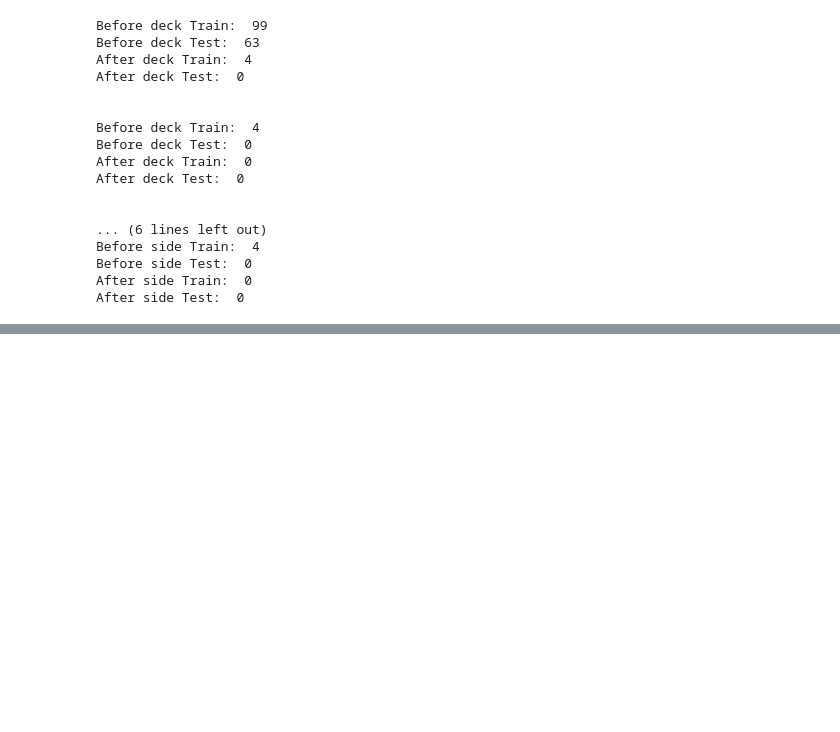
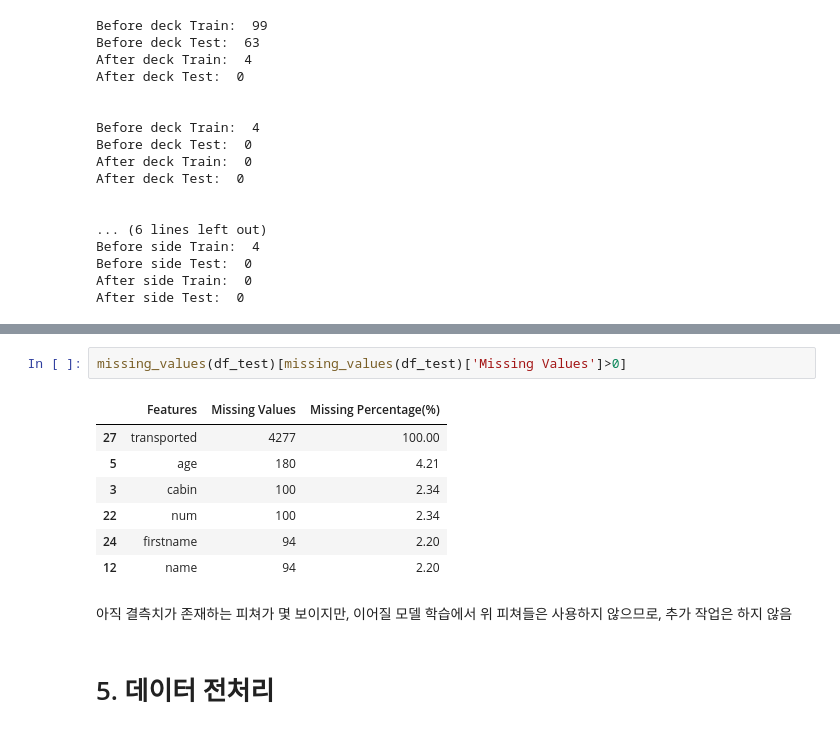
Before and after one commit to codelspak/Struggles, a Jupyter notebook: WK28_case1_Kaggle_ML_Classification_Spaceship_Titanic.ipynb, the cells around one changed output, grey strips where cells are left out. Cells and saved outputs as stored; diff of their text form; blank space fills up the shorter version.

```diff
--- a/WK28_case1_Kaggle_ML_Classification_Spaceship_Titanic.ipynb
+++ b/WK28_case1_Kaggle_ML_Classification_Spaceship_Titanic.ipynb
@@ -1442,0 +1412,14 @@ missing_values(df_test)
+# %%
+missing_values(df_test)[missing_values(df_test)['Missing Values']>0]
+# %% [output]
+|  | Features | Missing Values | Missing Percentage(%) |
+| 27 | transported | 4277 | 100.00 |
+| 5 | age | 180 | 4.21 |
+| 3 | cabin | 100 | 2.34 |
+| 22 | num | 100 | 2.34 |
+| 24 | firstname | 94 | 2.20 |
+| 12 | name | 94 | 2.20 |
+# %% [markdown]
+아직 결측치가 존재하는 피쳐가 몇 보이지만, 이어질 모델 학습에서 위 피쳐들은 사용하지 않으므로, 추가 작업은 하지 않음
+# %% [markdown]
+# 5. 데이터 전처리
```
Also changed, not shown: parts of 13 cells of this notebook.
